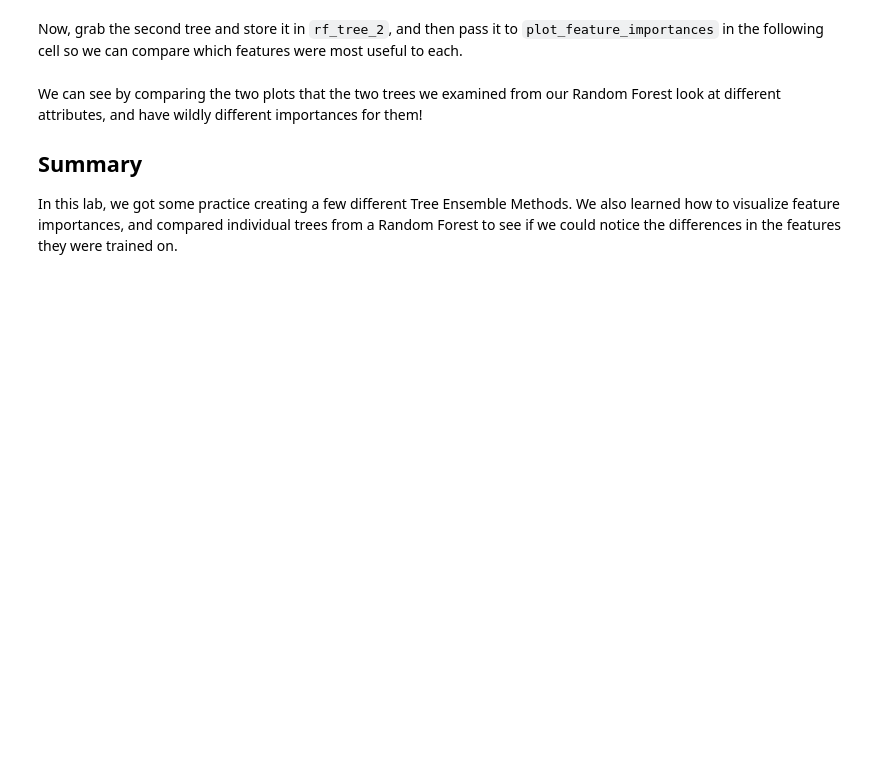
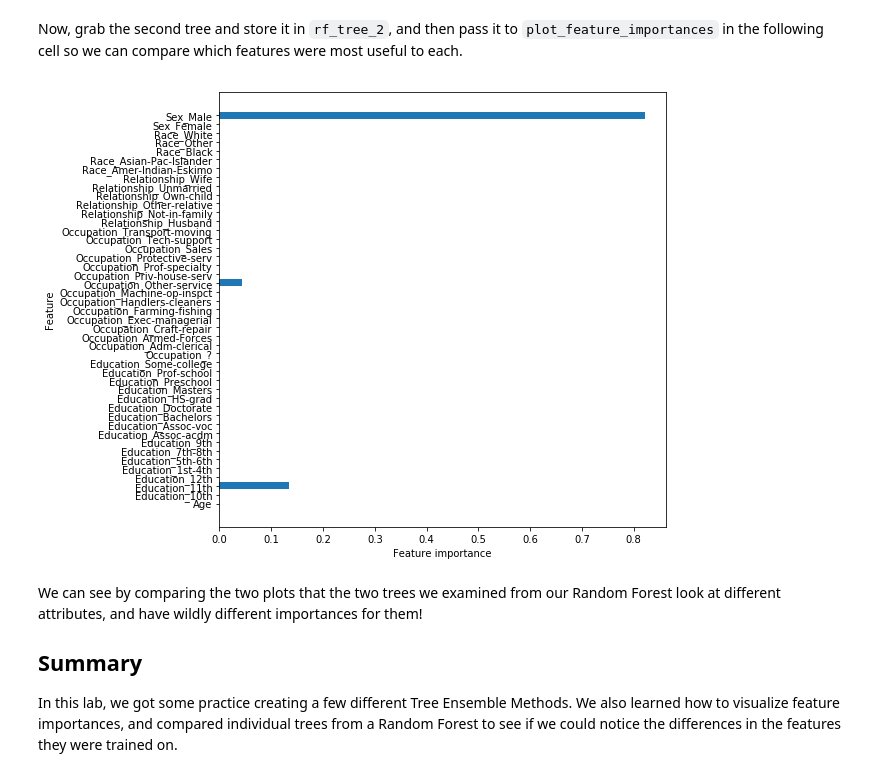
Before and after one commit to zaborowm/dsc-tree-ensembles-random-forests-lab-nyc-ds-career-042219, a Jupyter notebook: index.ipynb, the cells around one changed output. Cells and saved outputs as stored; diff of their text form; code cells hidden in the pictures; blank space fills up the shorter version.

```diff
--- a/index.ipynb
+++ b/index.ipynb
@@ -292,6 +292,10 @@ plot_feature_importances(rf_tree_1)
 Now, grab the second tree and store it in `rf_tree_2`, and then pass it to `plot_feature_importances` in the following cell so we can compare which features were most useful to each.
 # %%
 rf_tree_2 = forest_2.estimators_[1]
+# %%
+plot_feature_importances(rf_tree_2)
+# %% [output]
+[figure, added]
 # %% [markdown]
 We can see by comparing the two plots that the two trees we examined from our Random Forest look at different attributes, and have wildly different importances for them!
 
```
